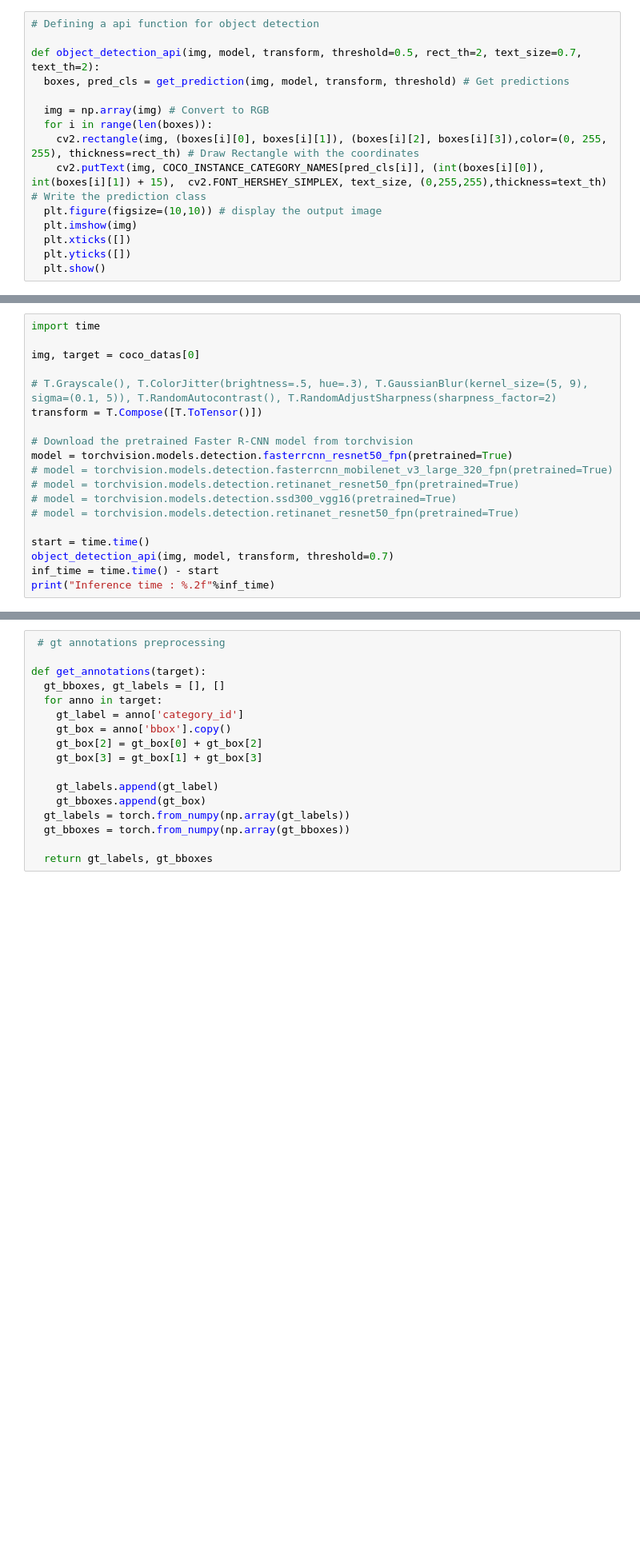
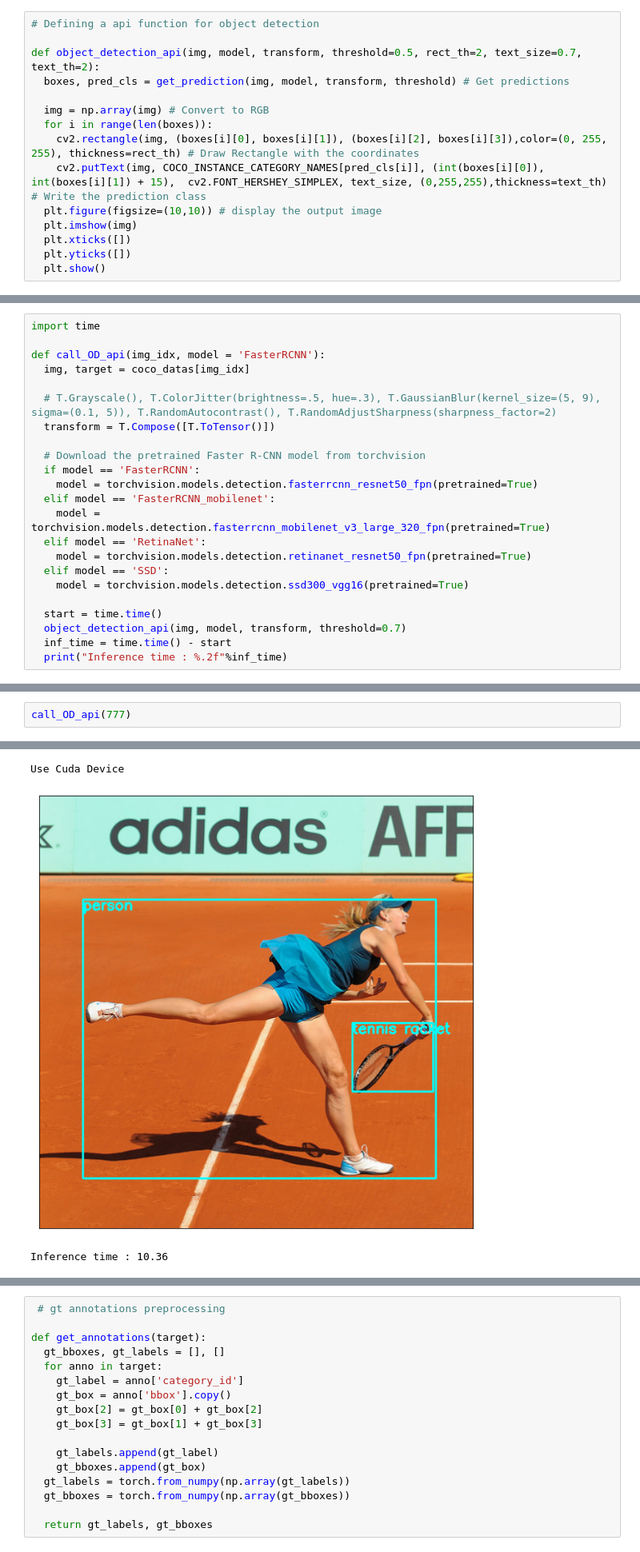
Before and after one commit to hwanhuh/LG_AI_Lab, a Jupyter notebook: KCCV2022_Object_Detection_Problem.ipynb, the cells around one changed output, grey strips where cells are left out. Shown at 80% size. Saved outputs shown, nothing was run; the diff lists cells and outputs as text; blank space fills up the shorter version.

```diff
--- a/KCCV2022_Object_Detection_Problem.ipynb
+++ b/KCCV2022_Object_Detection_Problem.ipynb
@@ -200,19 +210,23 @@ Which model has the fastest inference time? and why?
 # %%
 import time
 
-img, target = coco_datas[0]
+def call_OD_api(img_idx, model = 'FasterRCNN'):
+  img, target = coco_datas[img_idx]
 
-# T.Grayscale(), T.ColorJitter(brightness=.5, hue=.3), T.GaussianBlur(kernel_size=(5, 9), sigma=(0.1, 5)), T.RandomAutocontrast(), T.RandomAdjustSharpness(sharpness_factor=2)
-transform = T.Compose([T.ToTensor()])
+  # T.Grayscale(), T.ColorJitter(brightness=.5, hue=.3), T.GaussianBlur(kernel_size=(5, 9), sigma=(0.1, 5)), T.RandomAutocontrast(), T.RandomAdjustSharpness(sharpness_factor=2)
+  transform = T.Compose([T.ToTensor()])
 
-# Download the pretrained Faster R-CNN model from torchvision
-model = torchvision.models.detection.fasterrcnn_resnet50_fpn(pretrained=True)
-# model = torchvision.models.detection.fasterrcnn_mobilenet_v3_large_320_fpn(pretrained=True)
-# model = torchvision.models.detection.retinanet_resnet50_fpn(pretrained=True)
-# model = torchvision.models.detection.ssd300_vgg16(pretrained=True)
-# model = torchvision.models.detection.retinanet_resnet50_fpn(pretrained=True)
+  # Download the pretrained Faster R-CNN model from torchvision
+  if model == 'FasterRCNN':
+    model = torchvision.models.detection.fasterrcnn_resnet50_fpn(pretrained=True)
+  elif model == 'FasterRCNN_mobilenet':
+    model = torchvision.models.detection.fasterrcnn_mobilenet_v3_large_320_fpn(pretrained=True)
+  elif model == 'RetinaNet':
+    model = torchvision.models.detection.retinanet_resnet50_fpn(pretrained=True)
+  elif model == 'SSD':
+    model = torchvision.models.detection.ssd300_vgg16(pretrained=True)
 
-start = time.time()
-object_detection_api(img, model, transform, threshold=0.7)
-inf_time = time.time() - start
-print("Inference time : %.2f"%inf_time)
+  start = time.time()
+  object_detection_api(img, model, transform, threshold=0.7)
+  inf_time = time.time() - start
+  print("Inference time : %.2f"%inf_time)
@@ -222,0 +233,3 @@ Inference time : 8.47
+# %%
+call_OD_api(777)
+# %% [output]
@@ -223 +237,4 @@ Inference time : 8.47
+Use Cuda Device
+[figure, added]
+Inference time : 10.36
 # %% [markdown]
```
Also changed, not shown: parts of 16 cells of this notebook.
